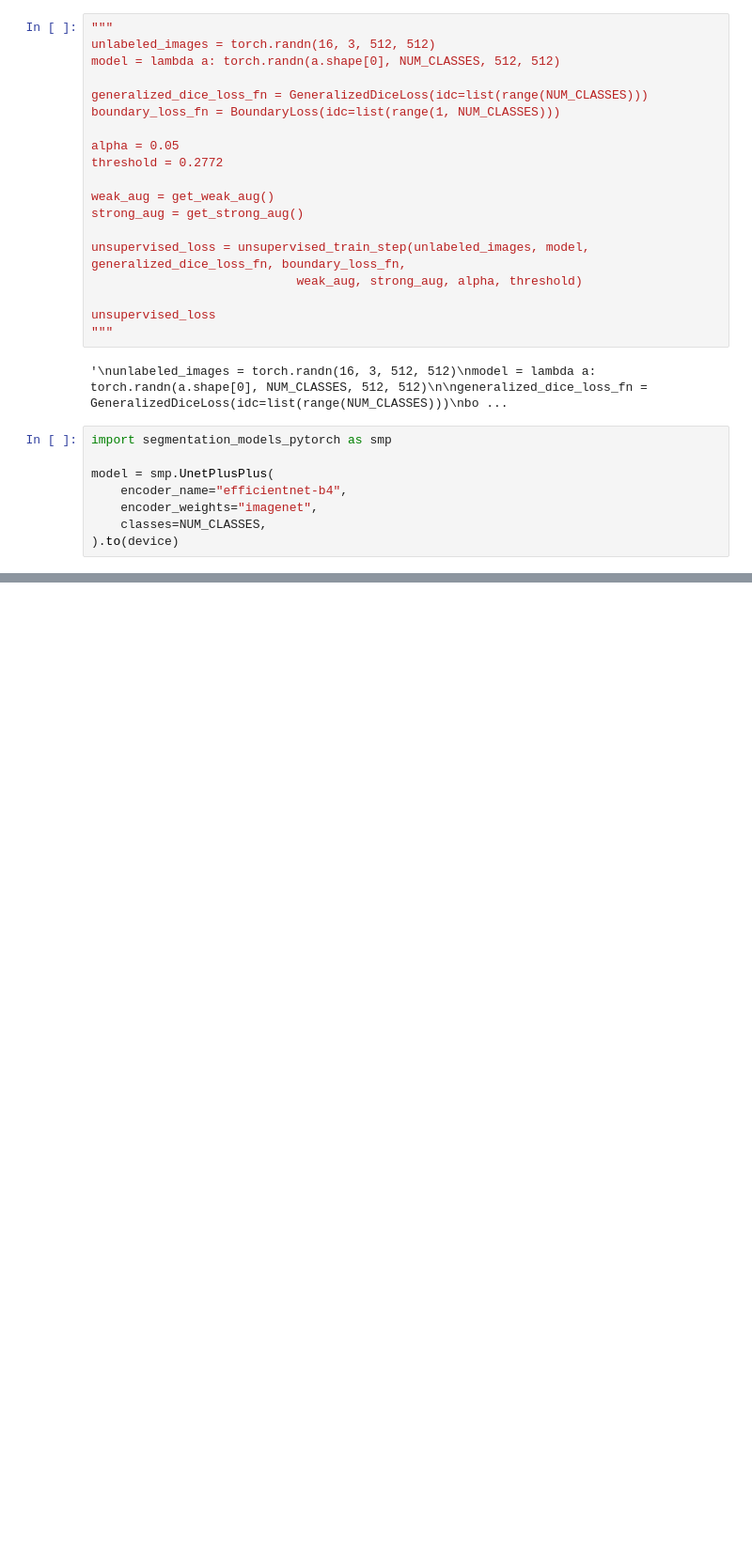
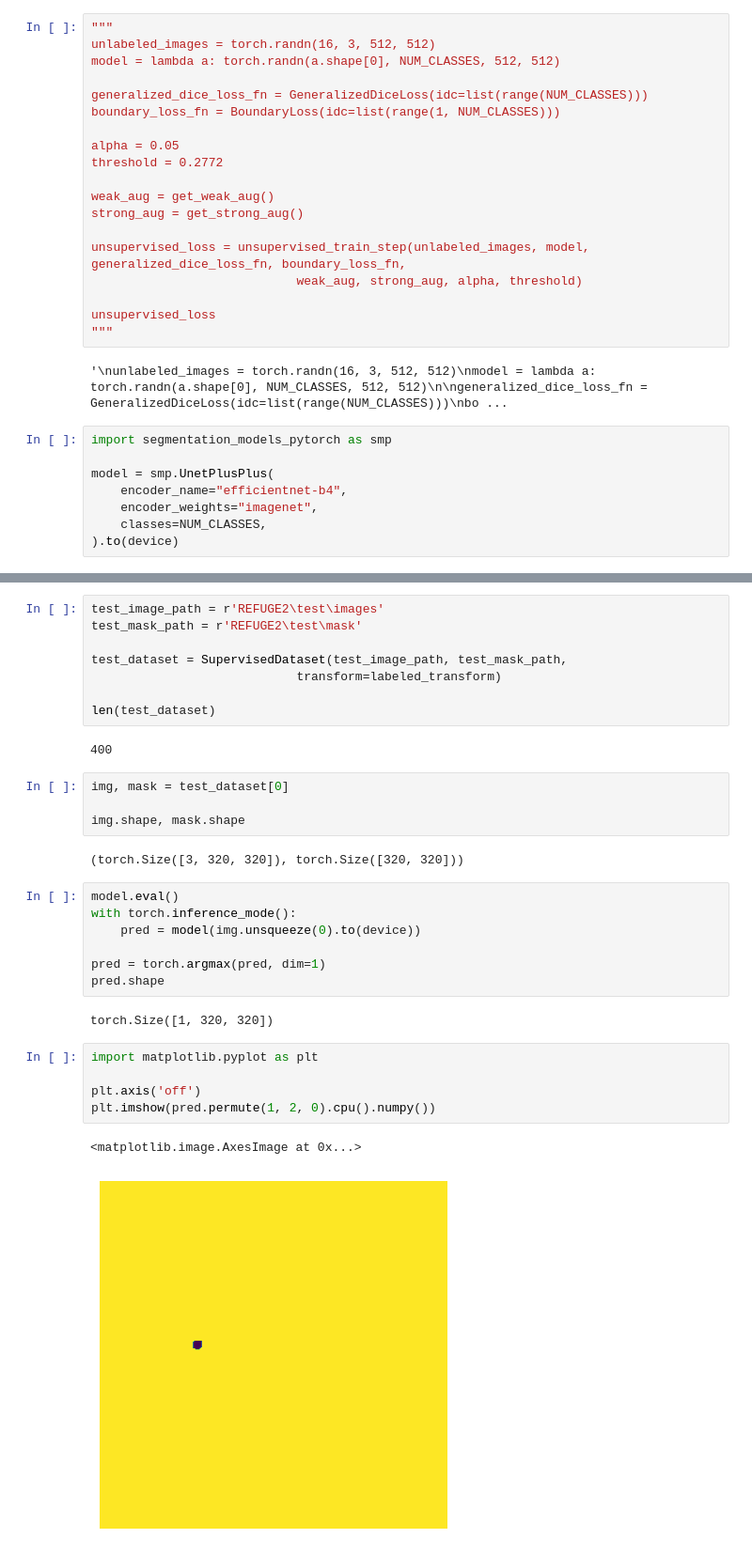
Before and after one commit to canmike/fixmatch-seg, a Jupyter notebook: train_fixmatch.ipynb, the cells around one changed output, grey strips where cells are left out. Shown: that part at 94% size. Cells and saved outputs as stored; diff of their text form; blank space fills up the shorter version.

```diff
--- a/train_fixmatch.ipynb
+++ b/train_fixmatch.ipynb
@@ -454,0 +487,33 @@ train_fixmatch(labeled_train_loader, unlabeled_train_loader, val_loader,
+# %%
+test_image_path = r'REFUGE2\test\images'
+test_mask_path = r'REFUGE2\test\mask'
+
+test_dataset = SupervisedDataset(test_image_path, test_mask_path,
+                            transform=labeled_transform)
+
+len(test_dataset)
+# %% [output]
+400
+# %%
+img, mask = test_dataset[0]
+
+img.shape, mask.shape
+# %% [output]
+(torch.Size([3, 320, 320]), torch.Size([320, 320]))
+# %%
+model.eval()
+with torch.inference_mode():
+    pred = model(img.unsqueeze(0).to(device))
+
+pred = torch.argmax(pred, dim=1)
+pred.shape
+# %% [output]
+torch.Size([1, 320, 320])
+# %%
+import matplotlib.pyplot as plt
+
+plt.axis('off')
+plt.imshow(pred.permute(1, 2, 0).cpu().numpy())
+# %% [output]
+<matplotlib.image.AxesImage at 0x...>
+[figure, added]
```
Also changed, not shown: parts of 9 cells of this notebook.
